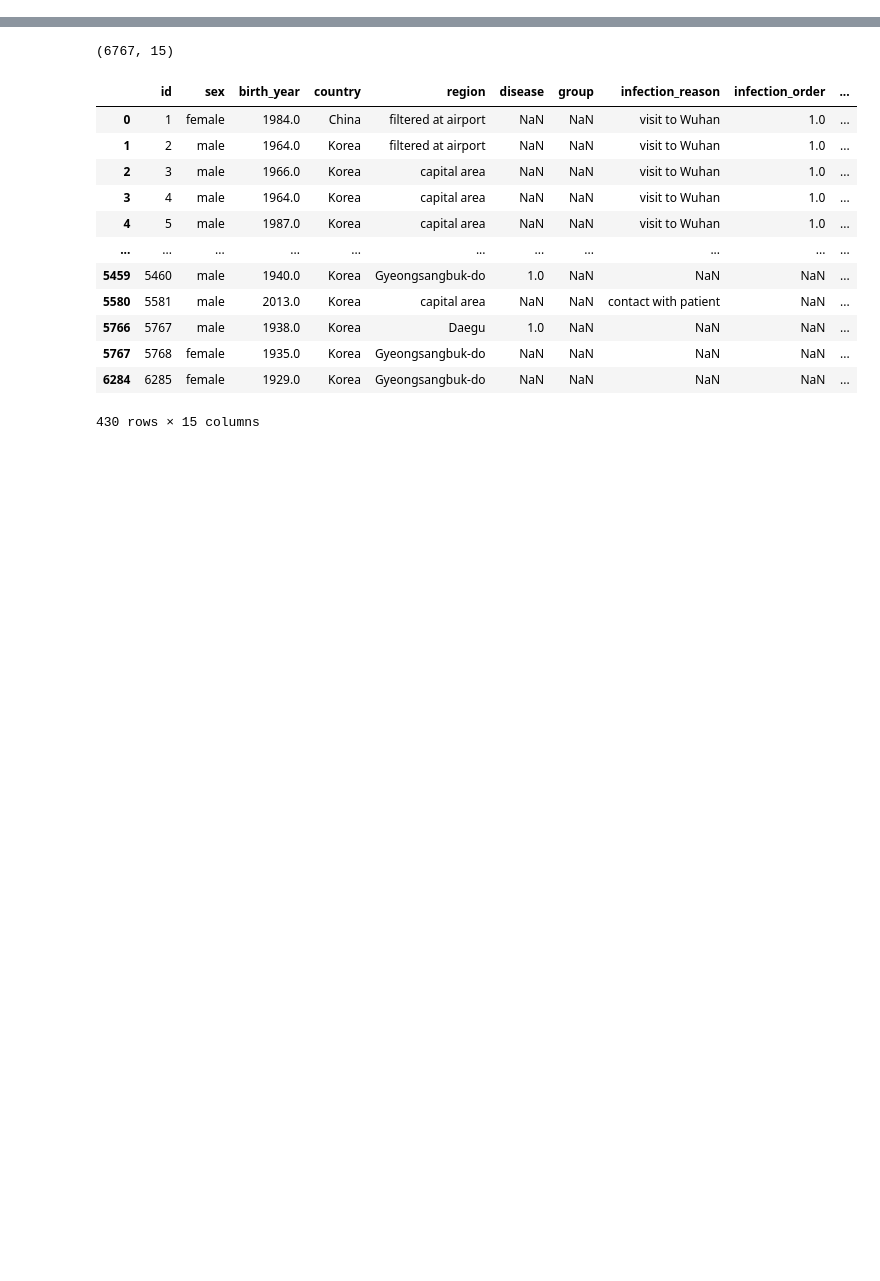
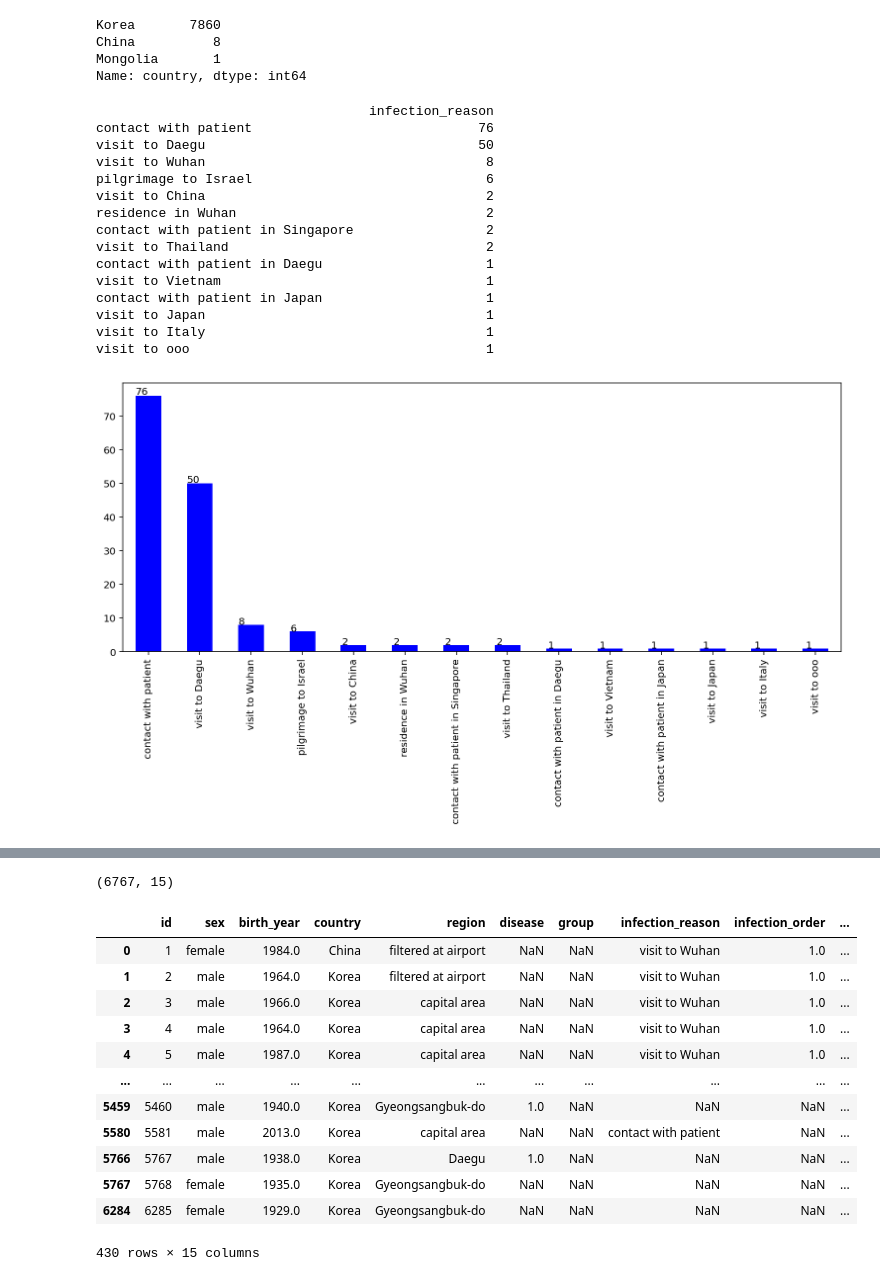
Before and after one commit to LeoHanSung/SinChon8, a Jupyter notebook: namho/corona_namho.ipynb, the cells around one changed output, grey strips where cells are left out. Drawn from its saved outputs; the diff is of its cells as text; code cells hidden in the pictures; blank space fills up the shorter version.

```diff
--- a/namho/corona_namho.ipynb
+++ b/namho/corona_namho.ipynb
@@ -83,0 +389,31 @@ dtype: int64
+# %%
+patient["country"].value_counts()
+# %% [output]
+Korea       7860
+China          8
+Mongolia       1
+Name: country, dtype: int64
+# %%
+print(pd.DataFrame(patient.infection_reason.value_counts()))
+fig = plt.figure(figsize=(13,5))
+fig = patient.infection_reason.value_counts().plot(kind='bar', color='blue')
+for p in fig.patches:
+    fig.annotate(str(p.get_height())[:3], (p.get_x() * 1.005, p.get_height() * 1.005))
+plt.show()
+# %% [output]
+                                   infection_reason
+contact with patient                             76
+visit to Daegu                                   50
+visit to Wuhan                                    8
+pilgrimage to Israel                              6
+visit to China                                    2
+residence in Wuhan                                2
+contact with patient in Singapore                 2
+visit to Thailand                                 2
+contact with patient in Daegu                     1
+visit to Vietnam                                  1
+contact with patient in Japan                     1
+visit to Japan                                    1
+visit to Italy                                    1
+visit to ooo                                      1
+[figure, added]
```
Also changed, not shown: parts of 20 cells of this notebook.
